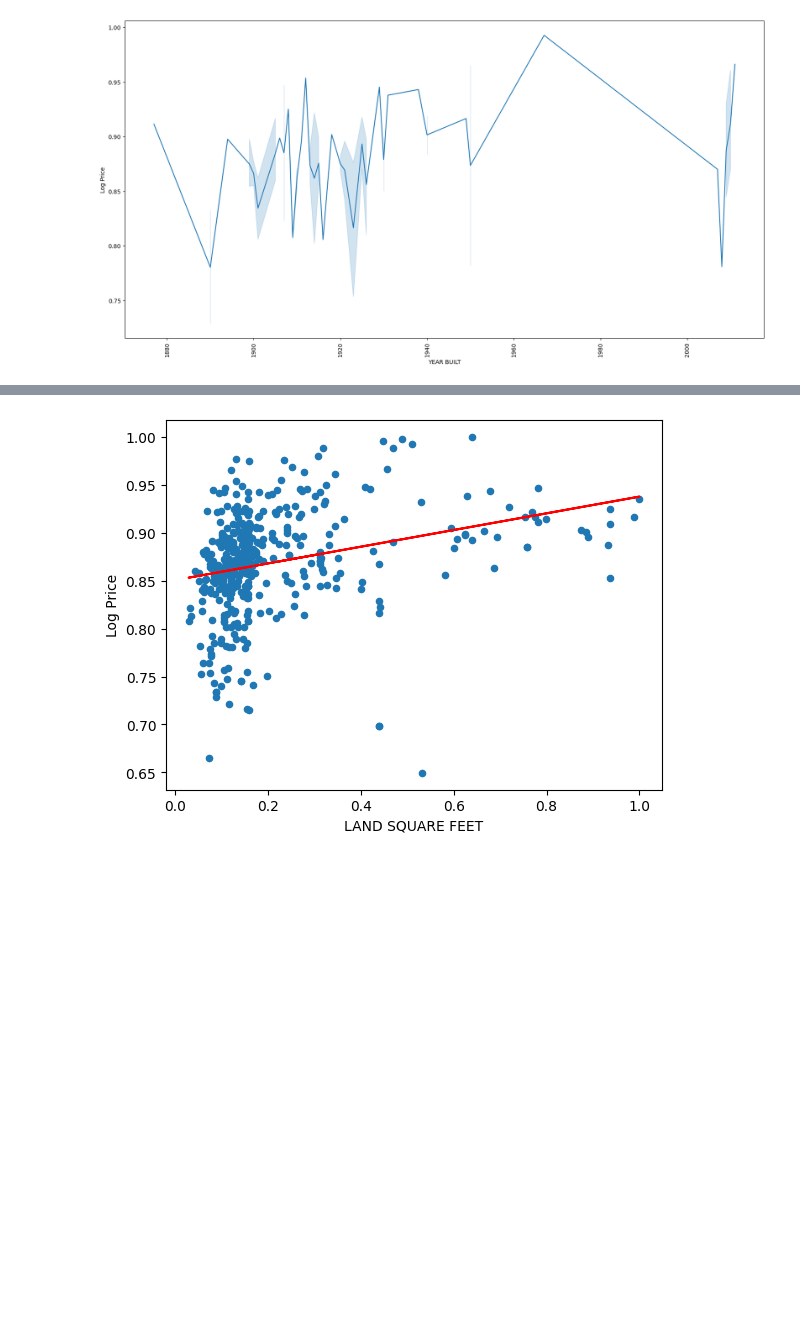
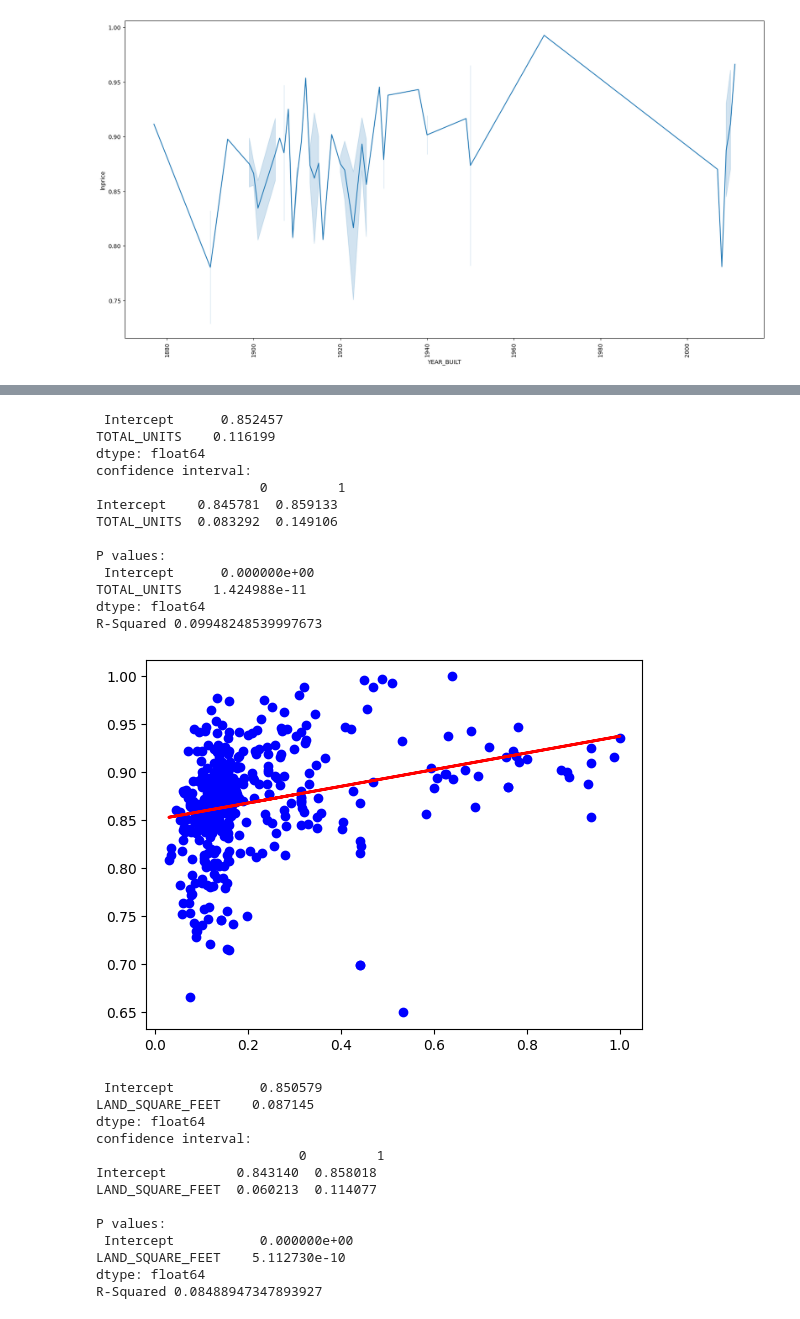
Before and after one commit to ZachLSoftware/BigData_CW, a Jupyter notebook: main_jup.ipynb, the cells around one changed output, grey strips where cells are left out. Saved outputs shown, nothing was run; the diff lists cells and outputs as text; code cells hidden in the pictures; blank space fills up the shorter version.

```diff
--- a/main_jup.ipynb
+++ b/main_jup.ipynb
@@ -146,7 +177,48 @@ def regressionFit(df, column):
+# %%
+def regressionFitNumerical(df, column):
+#     d = np.polyfit(df[column],df['lnprice'],1)
+#     f = np.poly1d(d)
+#     dfreg=df.copy()
+#     dfreg.insert(len(dfreg.columns), 'reg', f(dfreg[column]))
+#     ax=dfreg.plot.scatter(y="lnprice", x=column)
+#     dfreg.plot(y="reg", x=column, color='Red', legend=False, ax=ax)
+
+    f='lnprice~'+column
+    model = smf.ols(formula=f, data=df).fit()
+    predicted=model.predict(df[column])
+    plt.plot(df[column],df["lnprice"], 'bo')
+    plt.plot(df[column], predicted, 'r-', linewidth=2)
+    #plt.title('Linear Regression Fit')
+    plt.show()
+    print('\n',model.params)
+    print("confidence interval:\n", model.conf_int(alpha=0.05),'\n')
+    print("P values:\n", model.pvalues)
+    print("R-Squared", model.rsquared)
+
+# def regressionFitCategorical(df, column):
+# #     d = np.polyfit(df[column],df['lnprice'],1)
+# #     f = np.poly1d(d)
+# #     dfreg=df.copy()
+# #     dfreg.insert(len(dfreg.columns), 'reg', f(dfreg[column]))
+# #     ax=dfreg.plot.scatter(y="lnprice", x=column)
+# #     dfreg.plot(y="reg", x=column, color='Red', legend=False, ax=ax)
+
+
+#     model = smf.ols(formula=f, data=df).fit()
+#     predicted=model.predict(df[column])
+#     plt.plot(df[column],df["lnprice"], 'bo')
+#     plt.plot(df[column], predicted, 'r-', linewidth=2)
+#     #plt.title('Linear Regression Fit')
+#     plt.show()
+#     print('\n',model.params)
+#     print("confidence interval:\n", model.conf_int(alpha=0.05),'\n')
+#     print("P values:\n", model.pvalues)
+#     print("R-Squared", model.rsquared)
 # %%
+#numerical.remove("SALE_PRICE")
 for col in numerical:
-    if col=="Log Price":
+    if col=="lnprice":
         continue
 
-    regressionFit(dfnorm, col)
+    regressionFitNumerical(dfnorm, col)
 # %% [output]
@@ -156 +254,27 @@ for col in numerical:
+ Intercept      0.852457
+TOTAL_UNITS    0.116199
+dtype: float64
+confidence interval:
+                     0         1
+Intercept    0.845781  0.859133
+TOTAL_UNITS  0.083292  0.149106
+
+P values:
+ Intercept      0.000000e+00
+TOTAL_UNITS    1.424988e-11
+dtype: float64
+R-Squared 0.09948248539997673
-[figure, old version]
+[figure, new version]
+ Intercept           0.850579
+LAND_SQUARE_FEET    0.087145
+dtype: float64
+confidence interval:
+                          0         1
+Intercept         0.843140  0.858018
+LAND_SQUARE_FEET  0.060213  0.114077
+
+P values:
+ Intercept           0.000000e+00
+LAND_SQUARE_FEET    5.112730e-10
+dtype: float64
+R-Squared 0.08488947347893927
```
Also changed, not shown: parts of 22 cells of this notebook, 5 other files.
